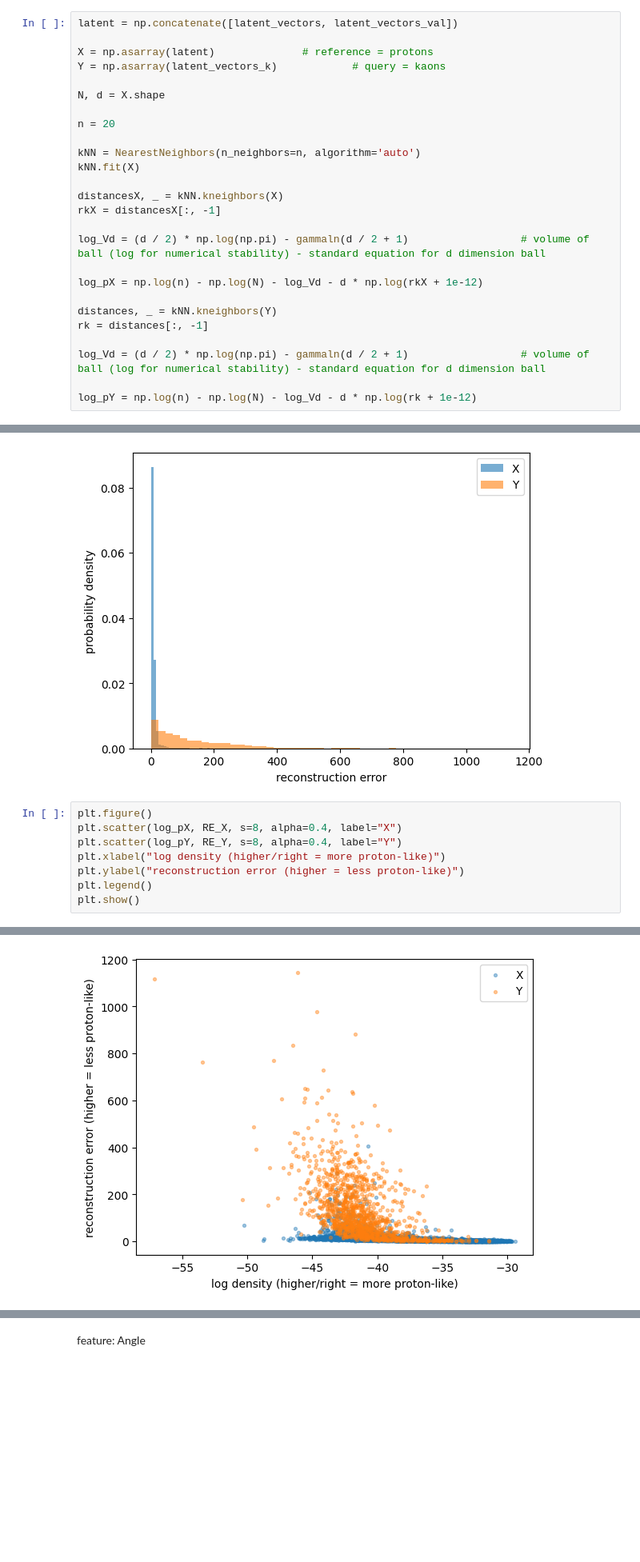
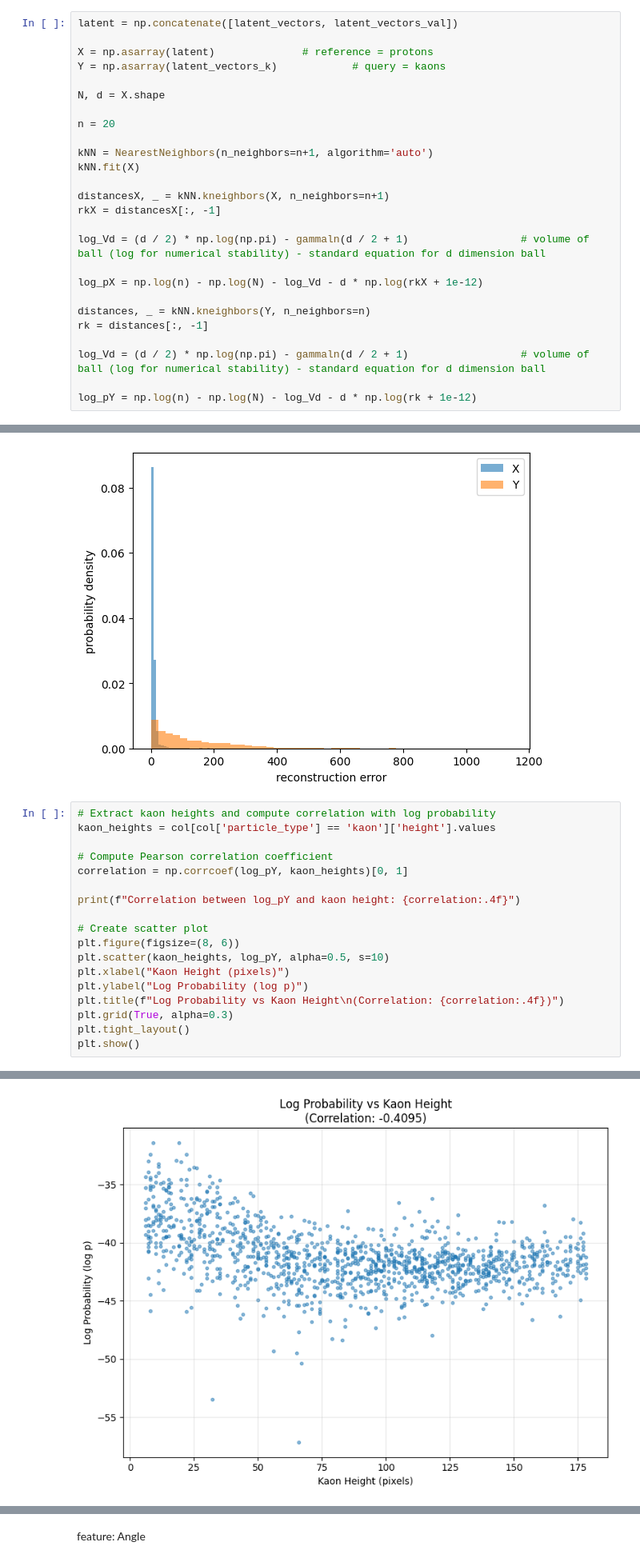
Before and after one commit to mohummudh/proton-deuteron, a Jupyter notebook: kaons/protons-kaons.ipynb, the cells around one changed output, grey strips where cells are left out. Shown at 80% size. Saved outputs shown, nothing was run; the diff lists cells and outputs as text; blank space fills up the shorter version.

Commit message:
kaon lenght analysis

```diff
--- a/kaons/protons-kaons.ipynb
+++ b/kaons/protons-kaons.ipynb
@@ -1264,17 +1264,17 @@ N, d = X.shape
 
 n = 20
 
-kNN = NearestNeighbors(n_neighbors=n, algorithm='auto')
+kNN = NearestNeighbors(n_neighbors=n+1, algorithm='auto')
 kNN.fit(X)
 
-distancesX, _ = kNN.kneighbors(X)
+distancesX, _ = kNN.kneighbors(X, n_neighbors=n+1)
 rkX = distancesX[:, -1]
 
 log_Vd = (d / 2) * np.log(np.pi) - gammaln(d / 2 + 1)                  # volume of ball (log for numerical stability) - standard equation for d dimension ball
 
 log_pX = np.log(n) - np.log(N) - log_Vd - d * np.log(rkX + 1e-12)
 
-distances, _ = kNN.kneighbors(Y)
+distances, _ = kNN.kneighbors(Y, n_neighbors=n)
 rk = distances[:, -1]
 
 log_Vd = (d / 2) * np.log(np.pi) - gammaln(d / 2 + 1)                  # volume of ball (log for numerical stability) - standard equation for d dimension ball
@@ -1305,11 +1305,21 @@ plt.show()
 [figure]
 [figure]
 # %%
-plt.figure()
-plt.scatter(log_pX, RE_X, s=8, alpha=0.4, label="X")
-plt.scatter(log_pY, RE_Y, s=8, alpha=0.4, label="Y")
-plt.xlabel("log density (higher/right = more proton-like)")
-plt.ylabel("reconstruction error (higher = less proton-like)")
-plt.legend()
+# Extract kaon heights and compute correlation with log probability
+kaon_heights = col[col['particle_type'] == 'kaon']['height'].values
+
+# Compute Pearson correlation coefficient
+correlation = np.corrcoef(log_pY, kaon_heights)[0, 1]
+
+print(f"Correlation between log_pY and kaon height: {correlation:.4f}")
+
+# Create scatter plot
+plt.figure(figsize=(8, 6))
+plt.scatter(kaon_heights, log_pY, alpha=0.5, s=10)
+plt.xlabel("Kaon Height (pixels)")
+plt.ylabel("Log Probability (log p)")
+plt.title(f"Log Probability vs Kaon Height\n(Correlation: {correlation:.4f})")
+plt.grid(True, alpha=0.3)
+plt.tight_layout()
 plt.show()
 # %% [output]
@@ -1316 +1327 @@ plt.show()
-[figure, old version]
+[figure, new version]
```
Also changed, not shown: parts of 7 cells of this notebook.
